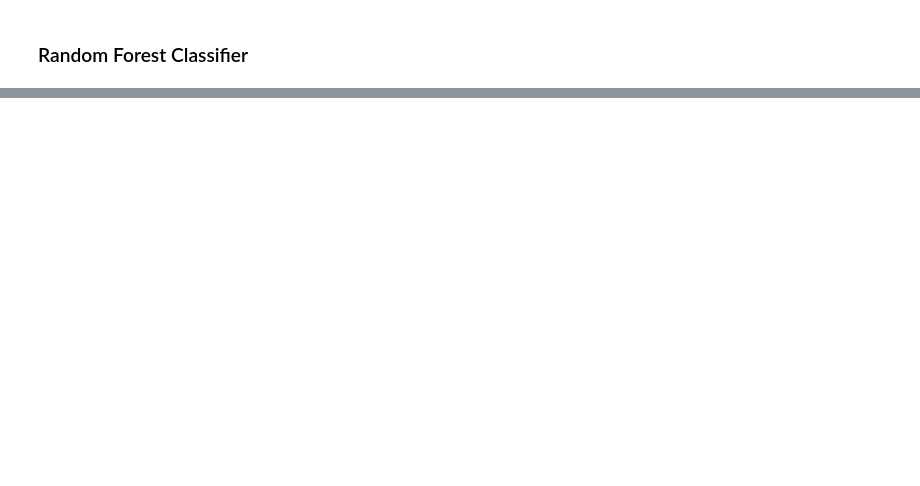
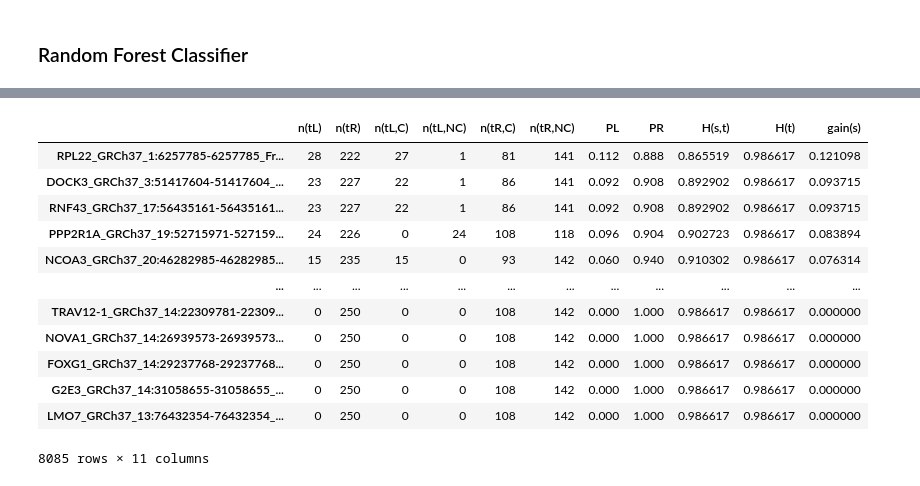
Before and after one commit to ericametta/CancerPredictionMode, a Jupyter notebook: FeatureEngineering-Phi.ipynb, the cells around one changed output, grey strips where cells are left out. Cells and saved outputs as stored; diff of their text form; code cells hidden in the pictures; blank space fills up the shorter version.

```diff
--- a/FeatureEngineering-Phi.ipynb
+++ b/FeatureEngineering-Phi.ipynb
@@ -1095,0 +1135,16 @@ Confusion_Matrix: [0, 53, 0, 38]
+# %%
+table_gains
+# %% [output]
+|  | n(tL) | n(tR) | n(tL,C) | n(tL,NC) | n(tR,C) | n(tR,NC) | PL | PR | H(s,t) | H(t) | gain(s) |
+| RPL22_GRCh37_1:6257785-6257785_Fr... | 28 | 222 | 27 | 1 | 81 | 141 | 0.112 | 0.888 | 0.865519 | 0.986617 | 0.121098 |
+| DOCK3_GRCh37_3:51417604-51417604_... | 23 | 227 | 22 | 1 | 86 | 141 | 0.092 | 0.908 | 0.892902 | 0.986617 | 0.093715 |
+| RNF43_GRCh37_17:56435161-56435161... | 23 | 227 | 22 | 1 | 86 | 141 | 0.092 | 0.908 | 0.892902 | 0.986617 | 0.093715 |
+| PPP2R1A_GRCh37_19:52715971-527159... | 24 | 226 | 0 | 24 | 108 | 118 | 0.096 | 0.904 | 0.902723 | 0.986617 | 0.083894 |
+| NCOA3_GRCh37_20:46282985-46282985... | 15 | 235 | 15 | 0 | 93 | 142 | 0.060 | 0.940 | 0.910302 | 0.986617 | 0.076314 |
+| ... | ... | ... | ... | ... | ... | ... | ... | ... | ... | ... | ... |
+| TRAV12-1_GRCh37_14:22309781-22309... | 0 | 250 | 0 | 0 | 108 | 142 | 0.000 | 1.000 | 0.986617 | 0.986617 | 0.000000 |
+| NOVA1_GRCh37_14:26939573-26939573... | 0 | 250 | 0 | 0 | 108 | 142 | 0.000 | 1.000 | 0.986617 | 0.986617 | 0.000000 |
+| FOXG1_GRCh37_14:29237768-29237768... | 0 | 250 | 0 | 0 | 108 | 142 | 0.000 | 1.000 | 0.986617 | 0.986617 | 0.000000 |
+| G2E3_GRCh37_14:31058655-31058655_... | 0 | 250 | 0 | 0 | 108 | 142 | 0.000 | 1.000 | 0.986617 | 0.986617 | 0.000000 |
+| LMO7_GRCh37_13:76432354-76432354_... | 0 | 250 | 0 | 0 | 108 | 142 | 0.000 | 1.000 | 0.986617 | 0.986617 | 0.000000 |
+8085 rows × 11 columns
```
Also changed, not shown: parts of 24 cells of this notebook.
